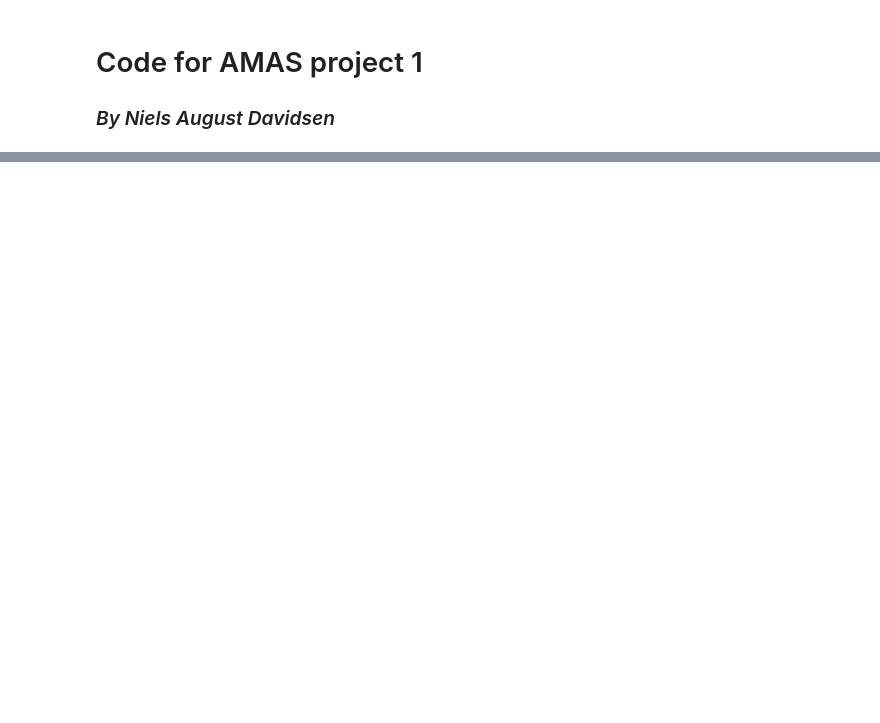
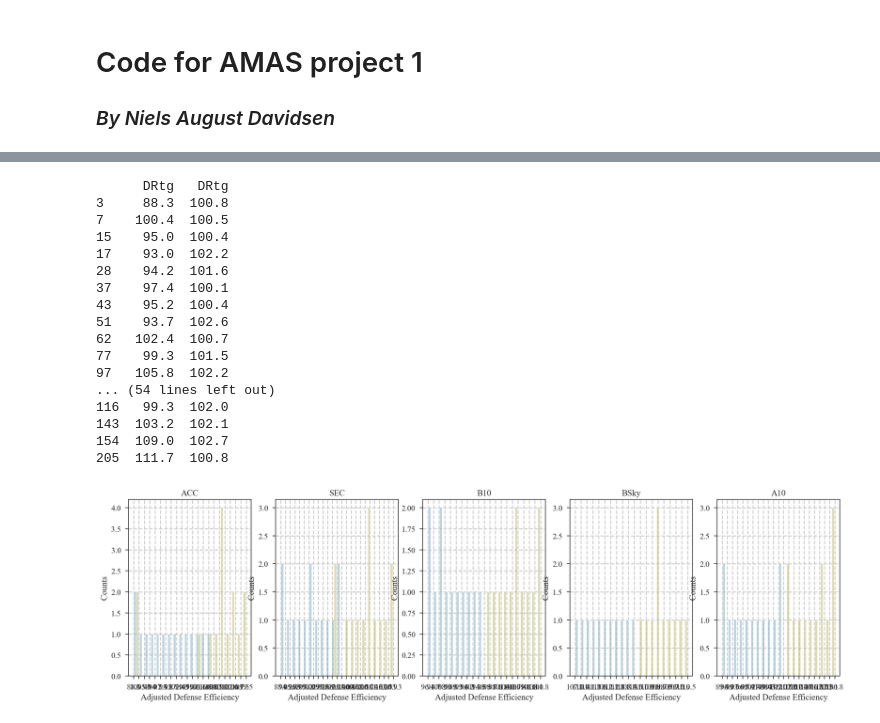
Before and after one commit to nielsdavidsen/AMAS_2025, a Jupyter notebook: Projects/Project_1/Project_1_Niels_Davidsen.ipynb, the cells around one changed output, grey strips where cells are left out. Cells and saved outputs as stored; diff of their text form; code cells hidden in the pictures; blank space fills up the shorter version.

```diff
--- a/Projects/Project_1/Project_1_Niels_Davidsen.ipynb
+++ b/Projects/Project_1/Project_1_Niels_Davidsen.ipynb
@@ -9,3 +39,6 @@ import re
+# %%
+url_2014 = 'https://www.nbi.dk/~koskinen/Teaching/AdvancedMethodsInAppliedStatistics2025/data/2014KenPomeroy.html'
+url_2009 = 'https://www.nbi.dk/~koskinen/Teaching/AdvancedMethodsInAppliedStatistics2025/data/2009KenPomeroy.html'
 # %%
 
 # URL of the webpage
@@ -104,0 +113,32 @@ df
+# %%
+# Grouping the data into conferences (ACC, SEC, B10, BSky and A10)
+
+conf_names = ['ACC', 'SEC', 'B10', 'BSky', 'A10']
+fig_conf, ax_conf = plt.subplots(1, 5, figsize=(20, 5), dpi = 150)
+
+for i, conf in enumerate(conf_names):
+    conf_teams = df[df['Conf'] == conf]
+    print(conf_teams['DRtg'])
+    ax_conf[i].hist(conf_teams['DRtg'], bins=20, alpha=0.5, label=conf)
+    ax_conf[i].set_title(conf)
+    ax_conf[i].set_xlabel('Adjusted Defense Efficiency')
+    ax_conf[i].set_ylabel('Counts')
+# %% [output]
+      DRtg   DRtg
+3     88.3  100.8
+7    100.4  100.5
+15    95.0  100.4
+17    93.0  102.2
+28    94.2  101.6
+37    97.4  100.1
+43    95.2  100.4
+51    93.7  102.6
+62   102.4  100.7
+77    99.3  101.5
+97   105.8  102.2
+... (54 lines left out)
+116   99.3  102.0
+143  103.2  102.1
+154  109.0  102.7
+205  111.7  100.8
+[figure, added]
```
Also changed, not shown: parts of 6 cells of this notebook, 4 other files.
